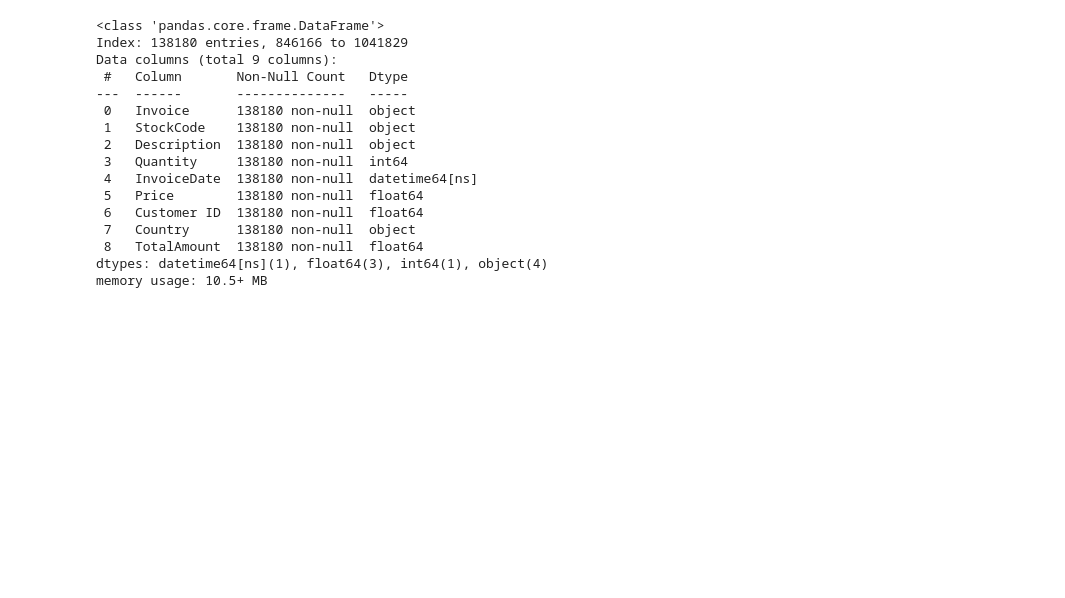
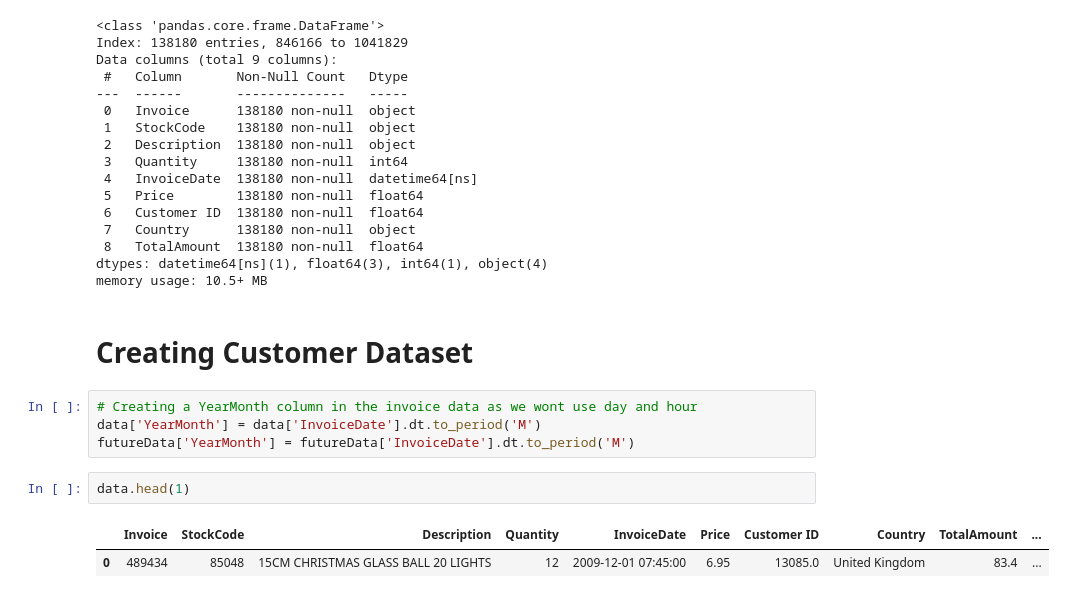
Before and after one commit to JuanMartinN02/Construccion-de-un-Modelo-de-estimacion-de-CLV-mediante-redes-neuronales-para-DHL, a Jupyter notebook: clvpredictiongrurnn.ipynb, the cells around one changed output. Cells and saved outputs as stored; diff of their text form; blank space fills up the shorter version.

```diff
--- a/clvpredictiongrurnn.ipynb
+++ b/clvpredictiongrurnn.ipynb
@@ -281,3 +281,14 @@ Data columns (total 9 columns):
  8   TotalAmount  138180 non-null  float64
 dtypes: datetime64[ns](1), float64(3), int64(1), object(4)
 memory usage: 10.5+ MB
+# %% [markdown]
+# Creating Customer Dataset
+# %%
+# Creating a YearMonth column in the invoice data as we wont use day and hour
+data['YearMonth'] = data['InvoiceDate'].dt.to_period('M')
+futureData['YearMonth'] = futureData['InvoiceDate'].dt.to_period('M')
+# %%
+data.head(1)
+# %% [output]
+|  | Invoice | StockCode | Description | Quantity | InvoiceDate | Price | Customer ID | Country | TotalAmount | ... |
+| 0 | 489434 | 85048 | 15CM CHRISTMAS GLASS BALL 20 LIGHTS | 12 | 2009-12-01 07:45:00 | 6.95 | 13085.0 | United Kingdom | 83.4 | ... |
```
Also changed, not shown: parts of 5 cells of this notebook.
